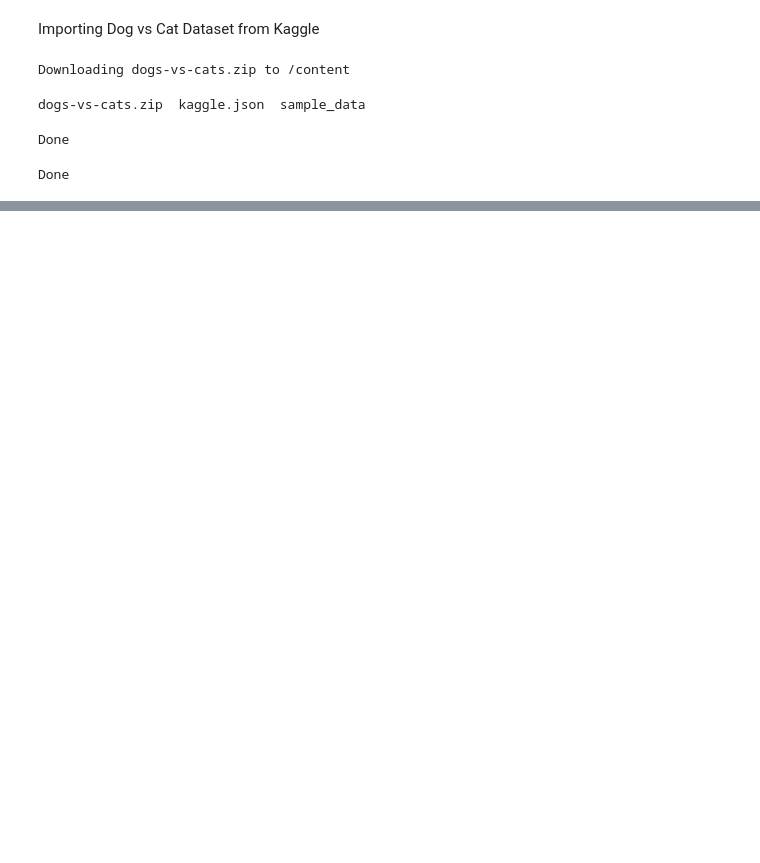
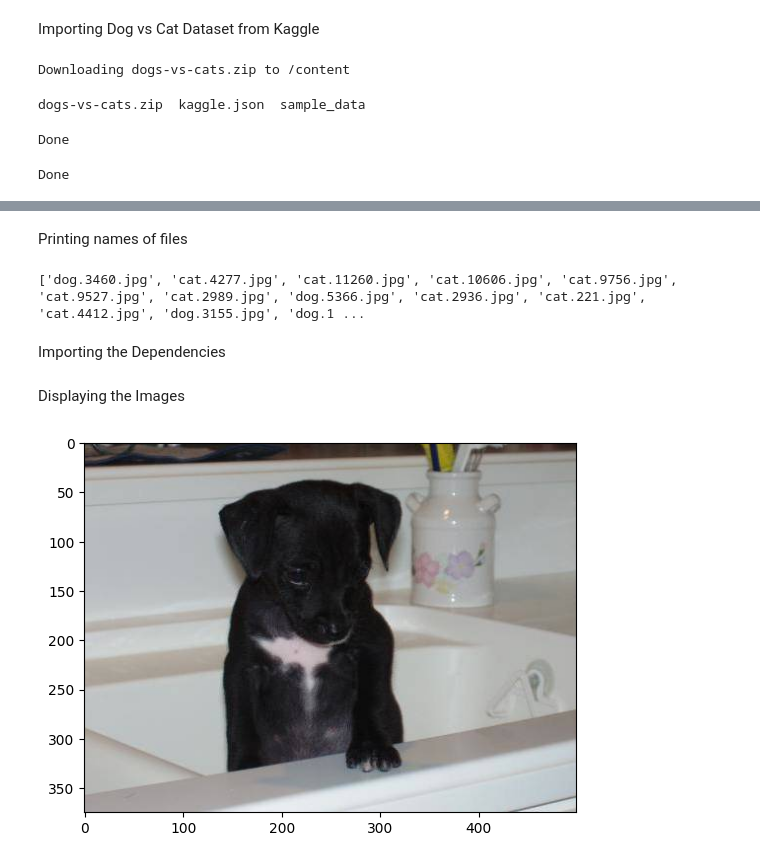
Before and after one commit to Pruthvirajsinh-Zala/DL-projects, a Jupyter notebook: Dog vs Cat Classification/Dog_vs_Cat_Classification.ipynb, the cells around one changed output, grey strips where cells are left out. Cells and saved outputs as stored; diff of their text form; code cells hidden in the pictures; blank space fills up the shorter version.

```diff
--- a/Dog vs Cat Classification/Dog_vs_Cat_Classification.ipynb
+++ b/Dog vs Cat Classification/Dog_vs_Cat_Classification.ipynb
@@ -57,0 +58,9 @@ Done
+# %% [markdown]
+Printing names of files
+# %%
+file_names = os.listdir("/content/train")
+print(file_names)
+# %% [output]
+['dog.3460.jpg', 'cat.4277.jpg', 'cat.11260.jpg', 'cat.10606.jpg', 'cat.9756.jpg', 'cat.9527.jpg', 'cat.2989.jpg', 'dog.5366.jpg', 'cat.2936.jpg', 'cat.221.jpg', 'cat.4412.jpg', 'dog.3155.jpg', 'dog.1 ...
+# %% [markdown]
+Importing the Dependencies
@@ -57,0 +74,8 @@ Done
+# %% [markdown]
+Displaying the Images
+# %%
+img = mpimg.imread("/content/train/dog.8298.jpg")
+imgplot = plt.imshow(img)
+plt.show()
+# %% [output]
+[figure, added]
```
Also changed, not shown: parts of 20 cells of this notebook.
